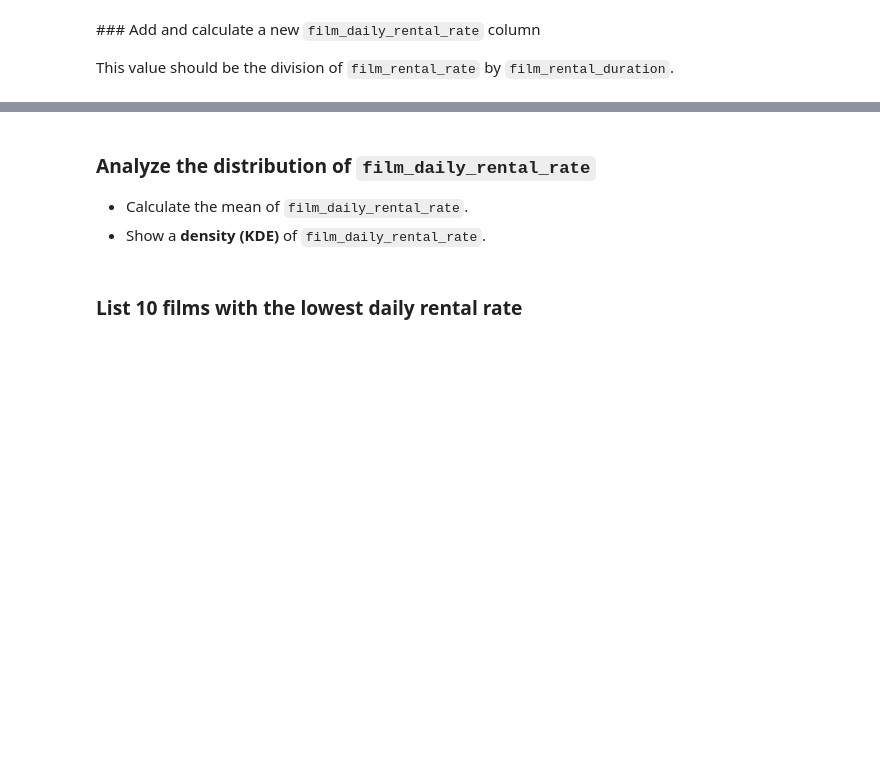
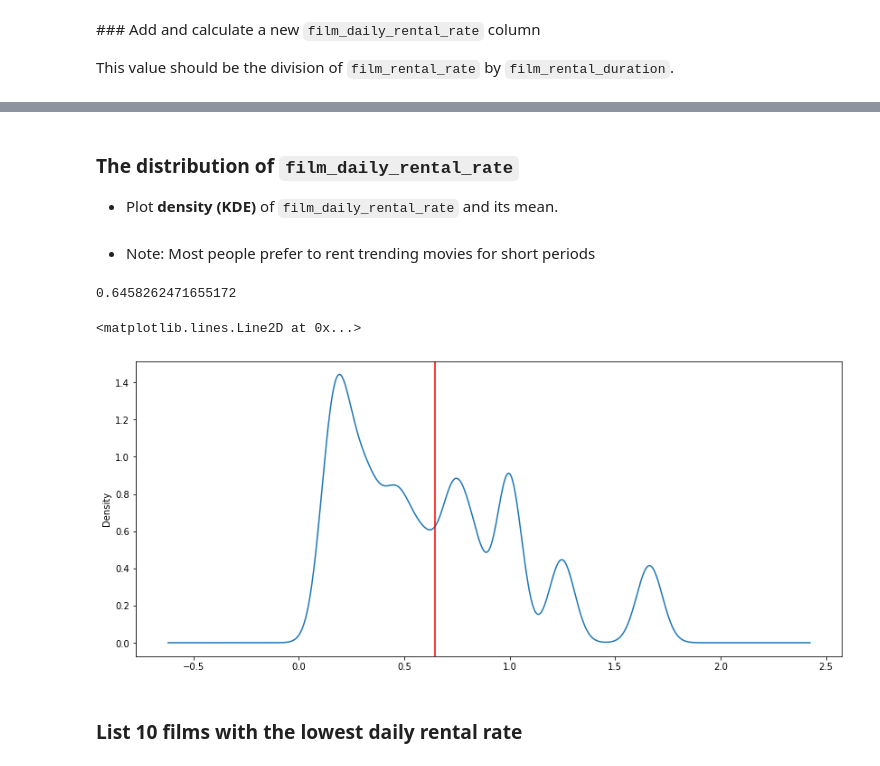
Before and after one commit to arturovictoriar/Data_Science_FCC, a Jupyter notebook: DVD_Store/Handling_dbs.ipynb, the cells around one changed output, grey strips where cells are left out. Drawn from its saved outputs; the diff is of its cells as text; code cells hidden in the pictures; blank space fills up the shorter version.

Commit message:
Analyzing the film rate duration distribution

```diff
--- a/DVD_Store/Handling_dbs.ipynb
+++ b/DVD_Store/Handling_dbs.ipynb
@@ -167,6 +167,5 @@ ax.axvline(df["rental_days"].mean(), color="red")
 
 This value should be the division of `film_rental_rate` by `film_rental_duration`.
 # %%
-df['film_daily_rental_rate'] = df['film_rental_rate'] / df['film_rental_duration']
-
-df['film_daily_rental_rate'].head()
+df["film_daily_rental_rate"] = df[["film_rental_rate", "film_rental_duration"]].apply(lambda x: (x[0] / x[1]), axis=1)
+df["film_daily_rental_rate"].head()
@@ -173,5 +180,4 @@ df['film_daily_rental_rate'].head()
 # %% [markdown]
-### Analyze the distribution of `film_daily_rental_rate`
+### The distribution of `film_daily_rental_rate`
 
-- Calculate the mean of `film_daily_rental_rate`.
-- Show a <b>density (KDE)</b> of `film_daily_rental_rate`.
+- Plot <b>density (KDE)</b> of `film_daily_rental_rate` and its mean.
@@ -180,2 +184,6 @@ df['film_daily_rental_rate'].head()
+# %% [markdown]
+- Note: Most people prefer to rent trending movies for short periods
 # %%
-df['film_daily_rental_rate'].mean()
+df["film_daily_rental_rate"].mean()
+# %% [output]
+0.6458262471655172
@@ -184,6 +190,9 @@ df['film_daily_rental_rate'].mean()
 # %%
-ax = df['film_daily_rental_rate'].plot(kind='density', figsize=(14,6))
-ax.axvline(df['film_daily_rental_rate'].mean(), color='red')
+ax = df["film_daily_rental_rate"].plot(kind="kde", figsize=(14,6))
+ax.axvline(df["film_daily_rental_rate"].mean(), color="red")
+# %% [output]
+<matplotlib.lines.Line2D at 0x...>
+[figure, added]
 # %% [markdown]
 ### List 10 films with the lowest daily rental rate
 # %%
```
Also changed, not shown: parts of 3 cells of this notebook.
